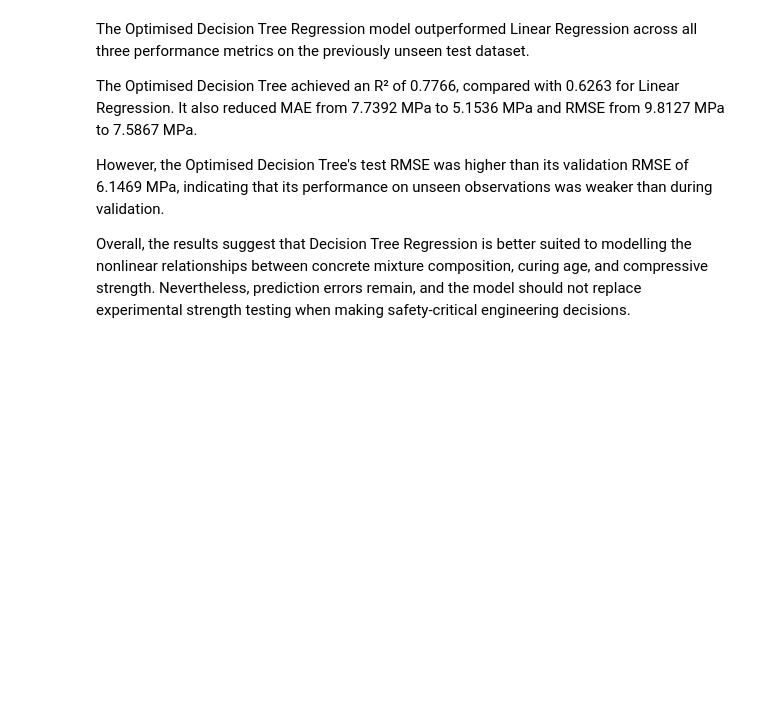
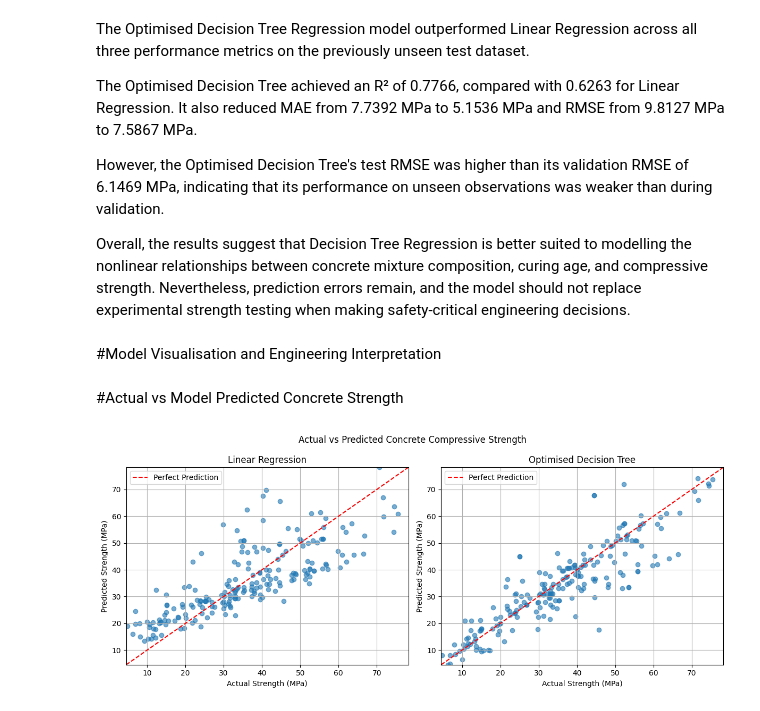
Before and after one commit to Archer-Read/MMA3001-Project, a Jupyter notebook: Concrete_Strength_Prediction.ipynb, the cells around one changed output. Saved outputs shown, nothing was run; the diff lists cells and outputs as text; code cells hidden in the pictures; blank space fills up the shorter version.

```diff
--- a/Concrete_Strength_Prediction.ipynb
+++ b/Concrete_Strength_Prediction.ipynb
@@ -430,3 +430,45 @@ The Optimised Decision Tree achieved an R² of 0.7766, compared with 0.6263 for
 However, the Optimised Decision Tree's test RMSE was higher than its validation RMSE of 6.1469 MPa, indicating that its performance on unseen observations was weaker than during validation.
 
 Overall, the results suggest that Decision Tree Regression is better suited to modelling the nonlinear relationships between concrete mixture composition, curing age, and compressive strength. Nevertheless, prediction errors remain, and the model should not replace experimental strength testing when making safety-critical engineering decisions.
+# %% [markdown]
+#Model Visualisation and Engineering Interpretation
+# %% [markdown]
+#Actual vs Model Predicted Concrete Strength
+# %%
+import matplotlib.pyplot as plt
+
+# Create two graphs side by side
+fig, axes = plt.subplots(1, 2, figsize=(12, 5))
+
+# Models and predictions
+models = [
+    ("Linear Regression", y_test_linear),
+    ("Optimised Decision Tree", y_test_tree)
+]
+
+# Use the same axis limits for a fair comparison
+axis_min = min(y_test.min(), y_test_linear.min(), y_test_tree.min())
+axis_max = max(y_test.max(), y_test_linear.max(), y_test_tree.max())
+
+for ax, (name, predictions) in zip(axes, models):
+
+    # Plot actual against predicted compressive strength
+    ax.scatter(y_test, predictions, alpha=0.6)
+
+    # Perfect prediction reference line
+    ax.plot([axis_min, axis_max], [axis_min, axis_max],
+            'r--', label='Perfect Prediction')
+
+    ax.set_xlabel("Actual Strength (MPa)")
+    ax.set_ylabel("Predicted Strength (MPa)")
+    ax.set_title(name)
+    ax.set_xlim(axis_min, axis_max)
+    ax.set_ylim(axis_min, axis_max)
+    ax.legend()
+    ax.grid(True)
+
+plt.suptitle("Actual vs Predicted Concrete Compressive Strength")
+plt.tight_layout()
+plt.show()
+# %% [output]
+[figure, added]
```
Also changed, not shown: parts of 7 cells of this notebook.
